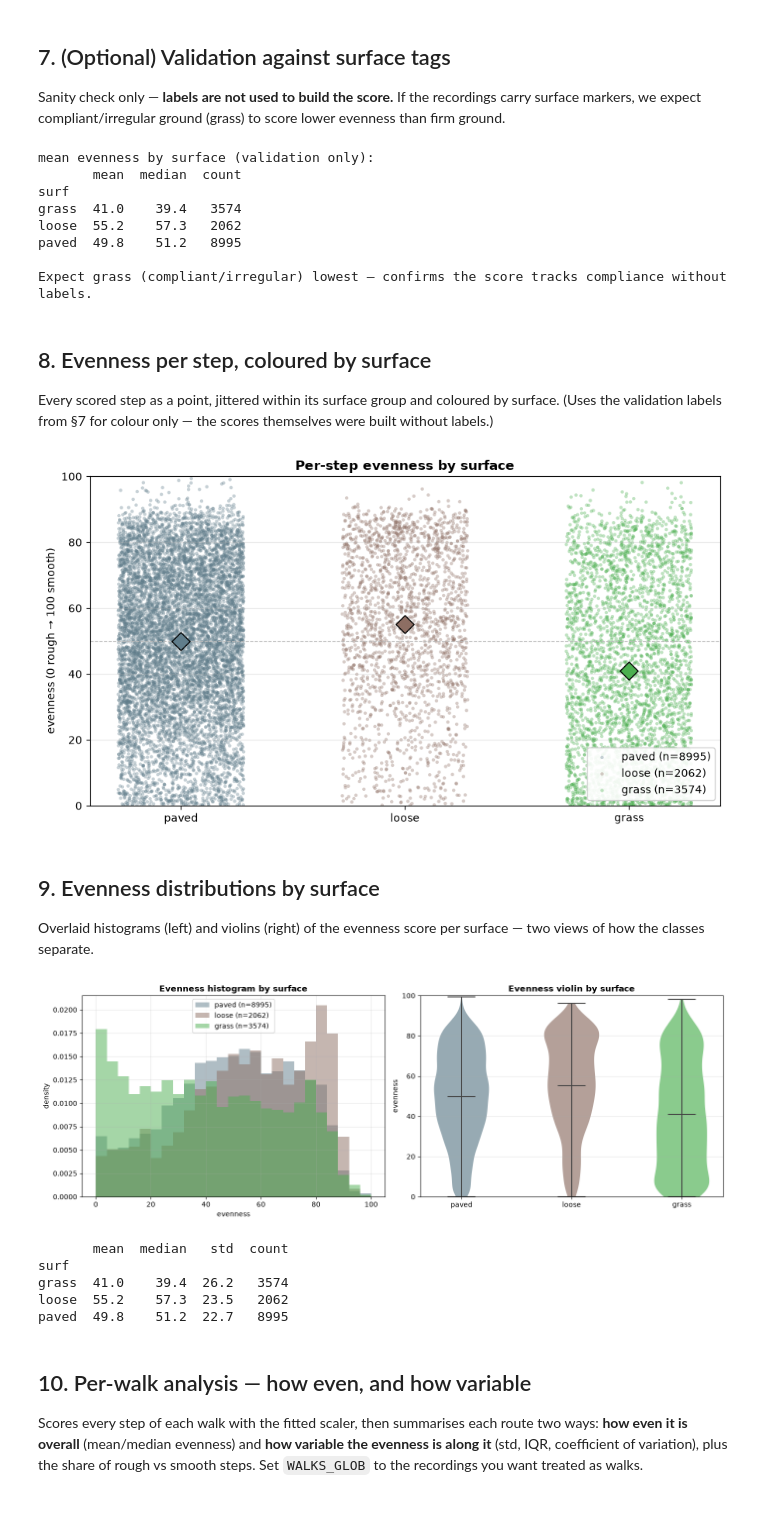
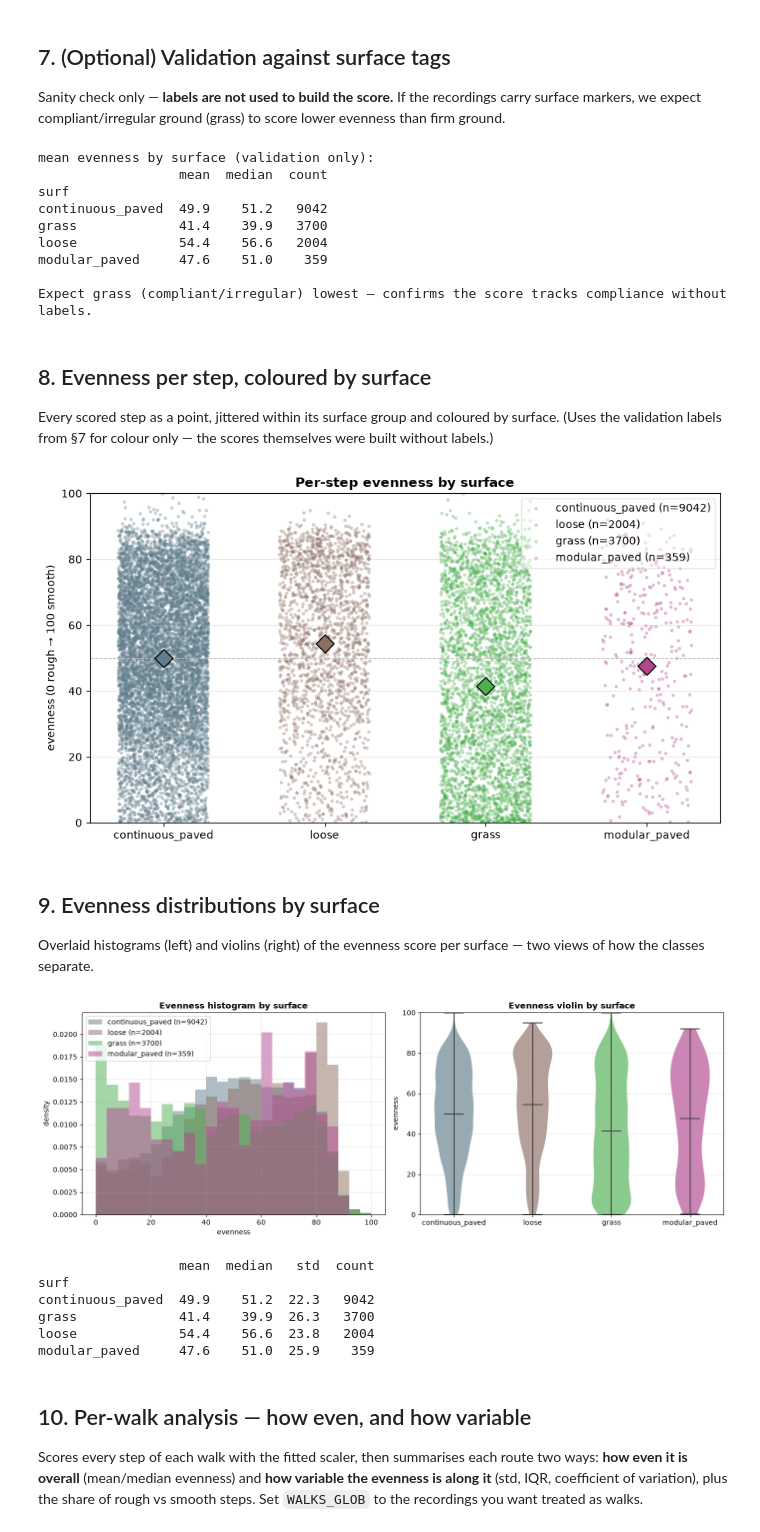
Before and after one commit to zhou-cat/WalkSensePlace, a Jupyter notebook: notebooks/evenness_score_unsupervised.ipynb, the cells around one changed output. Drawn from its saved outputs; the diff is of its cells as text; code cells hidden in the pictures.

```diff
--- a/notebooks/evenness_score_unsupervised.ipynb
+++ b/notebooks/evenness_score_unsupervised.ipynb
@@ -42,7 +42,25 @@ WITHIN_STEP = ['orient_range_a','orient_range_b','cop_wander','press_jitter','gy
 STEP_TO_STEP = ['stance_dur','loading_rate','impact','tiltA','tiltB']    # -> rolling 3-step std
 EVENNESS_FEATURES = WITHIN_STEP + [f'{c}_roll3_std' for c in STEP_TO_STEP]
 print('evenness features:', EVENNESS_FEATURES)
-SURF_COLORS = {'grass':'#4CAF50','loose':'#8D6E63','paved':'#607D8B','soft':'#4CAF50','hard':'#607D8B'}
+SURF_COLORS = {'grass':'#4CAF50','loose':'#8D6E63','continuous_paved':'#607D8B',
+               'modular_paved':'#B0468E','paved':'#607D8B','soft':'#4CAF50','hard':'#607D8B'}
+
+# ---- surface + transition tags (must match the prediction models) ----
+# 4-class scheme: paved split into continuous_paved (concrete/asphalt/brick/exposed agg)
+# and modular_paved (cobblestone / uneven brick). Unsupervised score is unaffected; this
+# governs the transition GATE (below) and the optional surface-validation sections.
+SMAP = {'grass':'grass',
+        'dirt':'loose','compact ground':'loose','compacted ground':'loose','gravel':'loose','sand':'loose','rocks':'loose',
+        'concrete':'continuous_paved','asphalt':'continuous_paved','exposed aggregate':'continuous_paved','brick':'continuous_paved',
+        'cobblestone':'modular_paved','uneven brick':'modular_paved','uneven modular paved':'modular_paved','modular paved':'modular_paved'}
+# transition/wait markers open an EXCLUDED region; any step touching it is dropped (same as
+# the prediction models' step gate, option (a): transition/wait exclusion).
+EXCLUDE_TAGS = {'transition','wait'}
+# full gate (option b): also drop steps that STRADDLE two surfaces or are only partially
+# inside one labelled surface -- matching the prediction models' step gate exactly.
+EXCLUDE_TRANSITION_STEPS    = True
+TRANSITION_MIN_LABELED_FRAC = 0.80   # a kept step must be >=80% inside ONE labelled surface
+EXCLUDE_LABEL = '__exclude__'
 # %% [output]
 REPO_ROOT = c:\Users\Sam\WalkSensePlace
 evenness features: ['orient_range_a', 'orient_range_b', 'cop_wander', 'press_jitter', 'gyro_std', 'stance_dur_roll3_std', 'loading_rate_roll3_std', 'impact_roll3_std', 'tiltA_roll3_std', 'tiltB_roll3_ ...
@@ -268,8 +340,7 @@ max       99.0
 Sanity check only — **labels are not used to build the score.** If the recordings carry surface
 markers, we expect compliant/irregular ground (grass) to score lower evenness than firm ground.
 # %%
-SMAP = {'grass':'grass','dirt':'loose','compact ground':'loose','compacted ground':'loose',
-        'concrete':'paved','asphalt':'paved','exposed aggregate':'paved','brick':'paved'}
+# uses the shared 4-class SMAP + EXCLUDE_TAGS from the config cell
 def label_rows(df):
     df = df.sort_values('timestamp').reset_index(drop=True); df['surf'] = None; ev = []
     for c in df.columns:
@@ -312,11 +383,12 @@ else:
     print('No surface tags found — skipping validation (the score does not need them).')
 # %% [output]
 mean evenness by surface (validation only):
-       mean  median  count
+                  mean  median  count
 surf
-grass  41.0    39.4   3574
-loose  55.2    57.3   2062
-paved  49.8    51.2   8995
+continuous_paved  49.9    51.2   9042
+grass             41.4    39.9   3700
+loose             54.4    56.6   2004
+modular_paved     47.6    51.0    359
 
 Expect grass (compliant/irregular) lowest — confirms the score tracks compliance without labels.
 # %% [markdown]
@@ -325,7 +397,7 @@ Expect grass (compliant/irregular) lowest — confirms the score tracks complian
 Every scored step as a point, jittered within its surface group and coloured by surface. (Uses the validation labels from §7 for colour only — the scores themselves were built without labels.)
 # %%
 if len(V):
-    order = [s for s in ['paved','loose','grass','soft','hard'] if s in V['surf'].unique()]
+    order = [s for s in ['continuous_paved','loose','grass','modular_paved'] if s in V['surf'].unique()]
     rng = np.random.default_rng(0)
     fig, ax = plt.subplots(figsize=(9, 5))
     for i, s in enumerate(order):
@@ -337,46 +409,47 @@ if len(V):
     ax.set_xticks(range(len(order))); ax.set_xticklabels(order)
     ax.set_ylim(0,100); ax.axhline(50, color='#bbb', ls='--', lw=.8)
     ax.set_ylabel('evenness (0 rough → 100 smooth)'); ax.set_title('Per-step evenness by surface', fontweight='bold')
-    ax.legend(loc='lower right', framealpha=.9); ax.grid(axis='y', alpha=.3)
+    ax.legend(loc='upper right', framealpha=.5); ax.grid(axis='y', alpha=.3)
     plt.tight_layout(); plt.savefig(os.path.join(CHARTS_DIR,'evenness_points_by_surface.png'), dpi=140, bbox_inches='tight'); plt.show()
 else:
     print('No surface labels available — run §7 first (needs recordings with surface tags).')
 # %% [output]
-[figure, old version]
+[figure, new version]
 # %% [markdown]
 ## 9. Evenness distributions by surface
 
 Overlaid histograms (left) and violins (right) of the evenness score per surface — two views of how the classes separate.
 # %%
 if len(V):
-    order = [s for s in ['paved','loose','grass','soft','hard'] if s in V['surf'].unique()]
+    order = [s for s in ['continuous_paved','loose','grass','modular_paved'] if s in V['surf'].unique()]
     data = [V.loc[V['surf']==s,'evenness'].values for s in order]
     fig, ax = plt.subplots(1, 2, figsize=(14, 5))
     # (a) overlaid histograms (density) per surface
     bins = np.linspace(0, 100, 26)
     for s, d in zip(order, data):
         ax[0].hist(d, bins=bins, density=True, alpha=0.5, color=SURF_COLORS.get(s,'#888'), label=f'{s} (n={len(d)})')
     ax[0].set_title('Evenness histogram by surface', fontweight='bold')
     ax[0].set_xlabel('evenness'); ax[0].set_ylabel('density'); ax[0].legend(); ax[0].grid(alpha=.3)
     # (b) violin plot per surface
     parts = ax[1].violinplot(data, showmeans=True, showextrema=True)
     for pc, s in zip(parts['bodies'], order):
         pc.set_facecolor(SURF_COLORS.get(s,'#888')); pc.set_alpha(0.65)
     for key in ('cmeans','cmaxes','cmins','cbars'):
         if key in parts: parts[key].set_color('#444')
     ax[1].set_xticks(range(1, len(order)+1)); ax[1].set_xticklabels(order)
     ax[1].set_ylim(0,100); ax[1].set_ylabel('evenness'); ax[1].set_title('Evenness violin by surface', fontweight='bold'); ax[1].grid(axis='y', alpha=.3)
     plt.tight_layout(); plt.savefig(os.path.join(CHARTS_DIR,'evenness_dist_by_surface.png'), dpi=140, bbox_inches='tight'); plt.show()
     print(V.groupby('surf')['evenness'].agg(['mean','median','std','count']).round(1).to_string())
 else:
     print('No surface labels available — run §7 first (needs recordings with surface tags).')
 # %% [output]
-[figure, old version]
+[figure, new version]
-       mean  median   std  count
+                  mean  median   std  count
 surf
-grass  41.0    39.4  26.2   3574
-loose  55.2    57.3  23.5   2062
-paved  49.8    51.2  22.7   8995
+continuous_paved  49.9    51.2  22.3   9042
+grass             41.4    39.9  26.3   3700
+loose             54.4    56.6  23.8   2004
+modular_paved     47.6    51.0  25.9    359
 # %% [markdown]
 ## 10. Per-walk analysis — how even, and how variable
 
```
Also changed, not shown: parts of 7 cells of this notebook, 24 other files.
